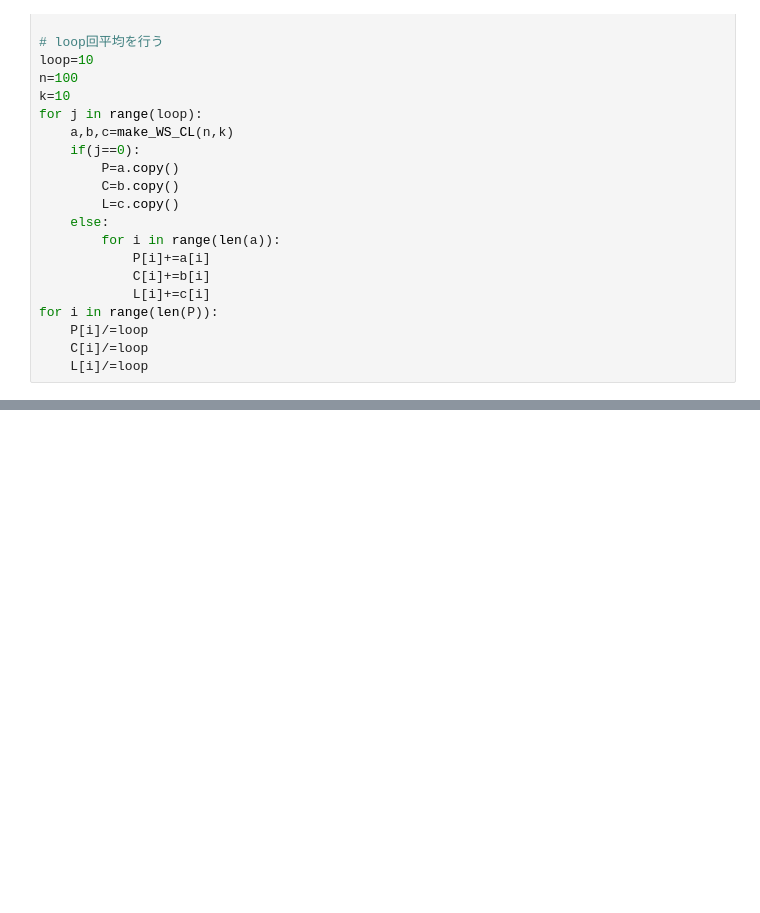
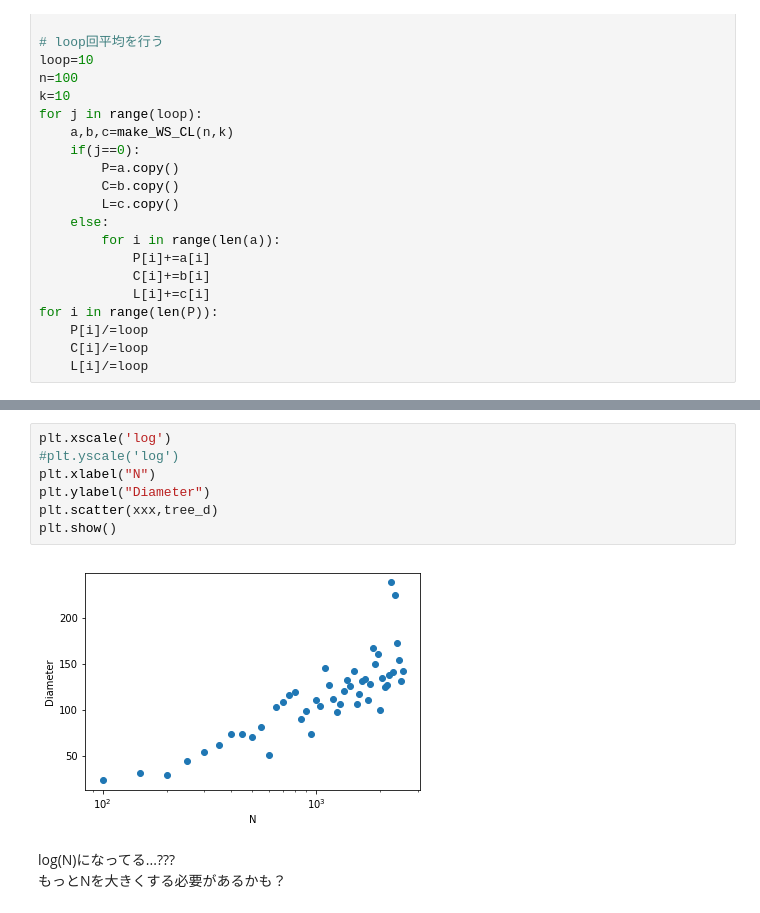
Before and after one commit to MasakiChujo/NetworkScience, a Jupyter notebook: networkx2_BA_WS.ipynb, the cells around one changed output, grey strips where cells are left out. Drawn from its saved outputs; the diff is of its cells as text; blank space fills up the shorter version.

```diff
--- a/networkx2_BA_WS.ipynb
+++ b/networkx2_BA_WS.ipynb
@@ -157,0 +184,12 @@ plt.show()
+# %%
+plt.xscale('log')
+#plt.yscale('log')
+plt.xlabel("N")
+plt.ylabel("Diameter")
+plt.scatter(xxx,tree_d)
+plt.show()
+# %% [output]
+[figure, added]
+# %% [markdown]
+log(N)になってる...???
+もっとNを大きくする必要があるかも？
```
Also changed, not shown: parts of 8 cells of this notebook, 2 other files.
